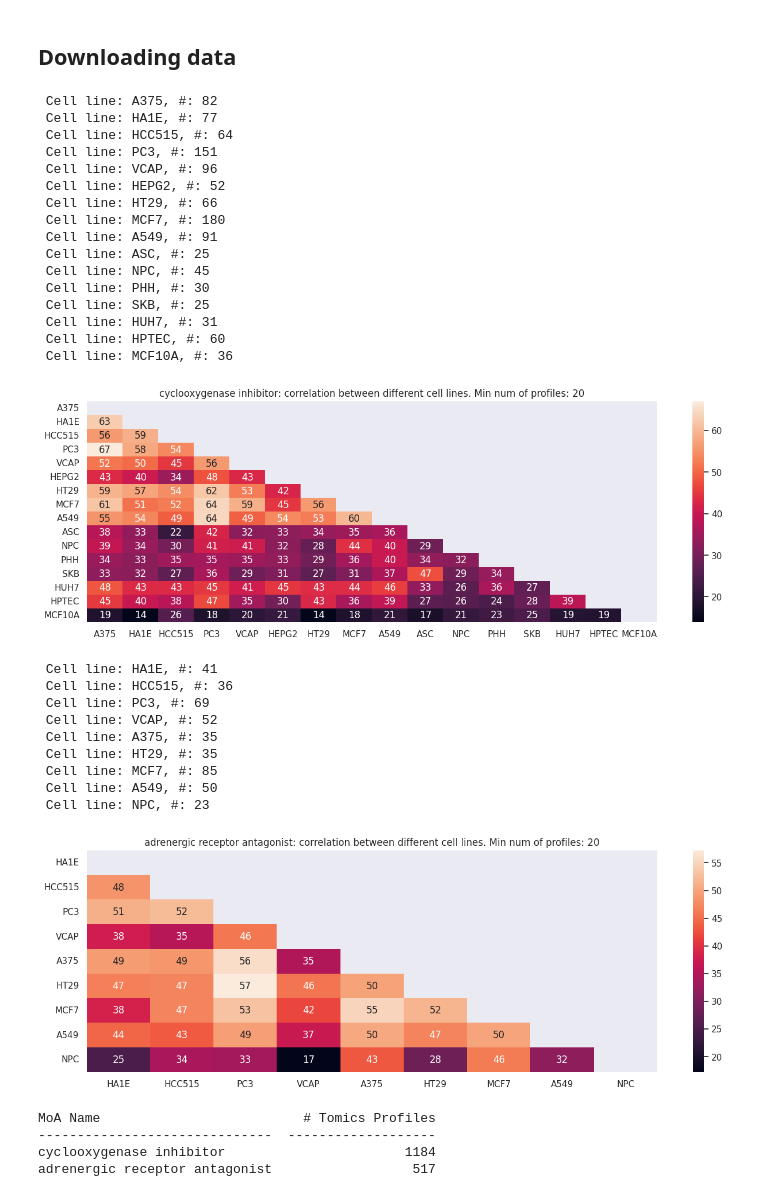
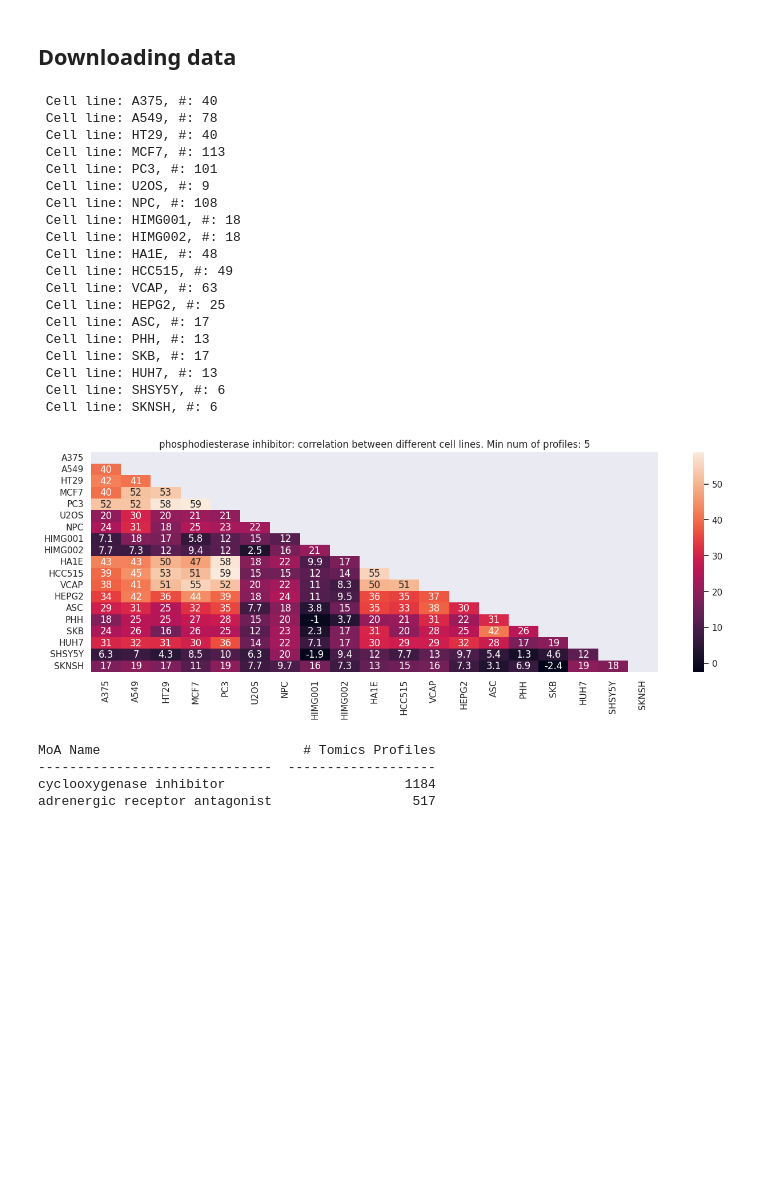
Before and after one commit to sverige16/Tomic-Chem-CP-Prot-MoA, a Jupyter notebook: 04_Tomics_Models/init_data_expl/Erik_Cell-Line_Correlation_Analysis.ipynb, the cells around one changed output. Saved outputs shown, nothing was run; the diff lists cells and outputs as text; code cells hidden in the pictures; blank space fills up the shorter version.

```diff
--- a/04_Tomics_Models/init_data_expl/Erik_Cell-Line_Correlation_Analysis.ipynb
+++ b/04_Tomics_Models/init_data_expl/Erik_Cell-Line_Correlation_Analysis.ipynb
@@ -209,36 +209,30 @@ cyc_adr = ["cyclooxygenase inhibitor", "adrenergic receptor antagonist"]
 cyc_dop = ["cyclooxygenase inhibitor", "dopamine receptor antagonist"]
 tian10 = ['Aurora kinase inhibitor', 'tubulin polymerization inhibitor', 'JAK inhibitor', 'protein synthesis inhibitor', 'HDAC inhibitor',
             'topoisomerase inhibitor', 'PARP inhibitor', 'ATPase inhibitor', 'retinoid receptor agonist', 'HSP inhibitor']
+phosph = ["phosphodiesterase inhibitor"]
 # %%
-cell_line_corr(cyc_adr, clue_gene, clue_sig_in_SPECS, 20)
+cell_line_corr(phosph, clue_gene, clue_sig_in_SPECS, 5)
 # %% [output]
- Cell line: A375, #: 82
- Cell line: HA1E, #: 77
- Cell line: HCC515, #: 64
- Cell line: PC3, #: 151
- Cell line: VCAP, #: 96
- Cell line: HEPG2, #: 52
- Cell line: HT29, #: 66
- Cell line: MCF7, #: 180
- Cell line: A549, #: 91
- Cell line: ASC, #: 25
- Cell line: NPC, #: 45
- Cell line: PHH, #: 30
- Cell line: SKB, #: 25
- Cell line: HUH7, #: 31
- Cell line: HPTEC, #: 60
- Cell line: MCF10A, #: 36
+ Cell line: A375, #: 40
+ Cell line: A549, #: 78
+ Cell line: HT29, #: 40
+ Cell line: MCF7, #: 113
+ Cell line: PC3, #: 101
+ Cell line: U2OS, #: 9
+ Cell line: NPC, #: 108
+ Cell line: HIMG001, #: 18
+ Cell line: HIMG002, #: 18
+ Cell line: HA1E, #: 48
+ Cell line: HCC515, #: 49
+ Cell line: VCAP, #: 63
+ Cell line: HEPG2, #: 25
+ Cell line: ASC, #: 17
+ Cell line: PHH, #: 13
+ Cell line: SKB, #: 17
+ Cell line: HUH7, #: 13
+ Cell line: SHSY5Y, #: 6
+ Cell line: SKNSH, #: 6
-[figure, old version]
+[figure, new version]
- Cell line: HA1E, #: 41
- Cell line: HCC515, #: 36
- Cell line: PC3, #: 69
- Cell line: VCAP, #: 52
- Cell line: A375, #: 35
- Cell line: HT29, #: 35
- Cell line: MCF7, #: 85
- Cell line: A549, #: 50
- Cell line: NPC, #: 23
-[figure, removed]
 # %%
 total_Tomics = number_of_transcriptomics_profiles_for_moa(clue_sig_in_SPECS, cyc_adr )
 # %% [output]
```
Also changed, not shown: 34 other files.
